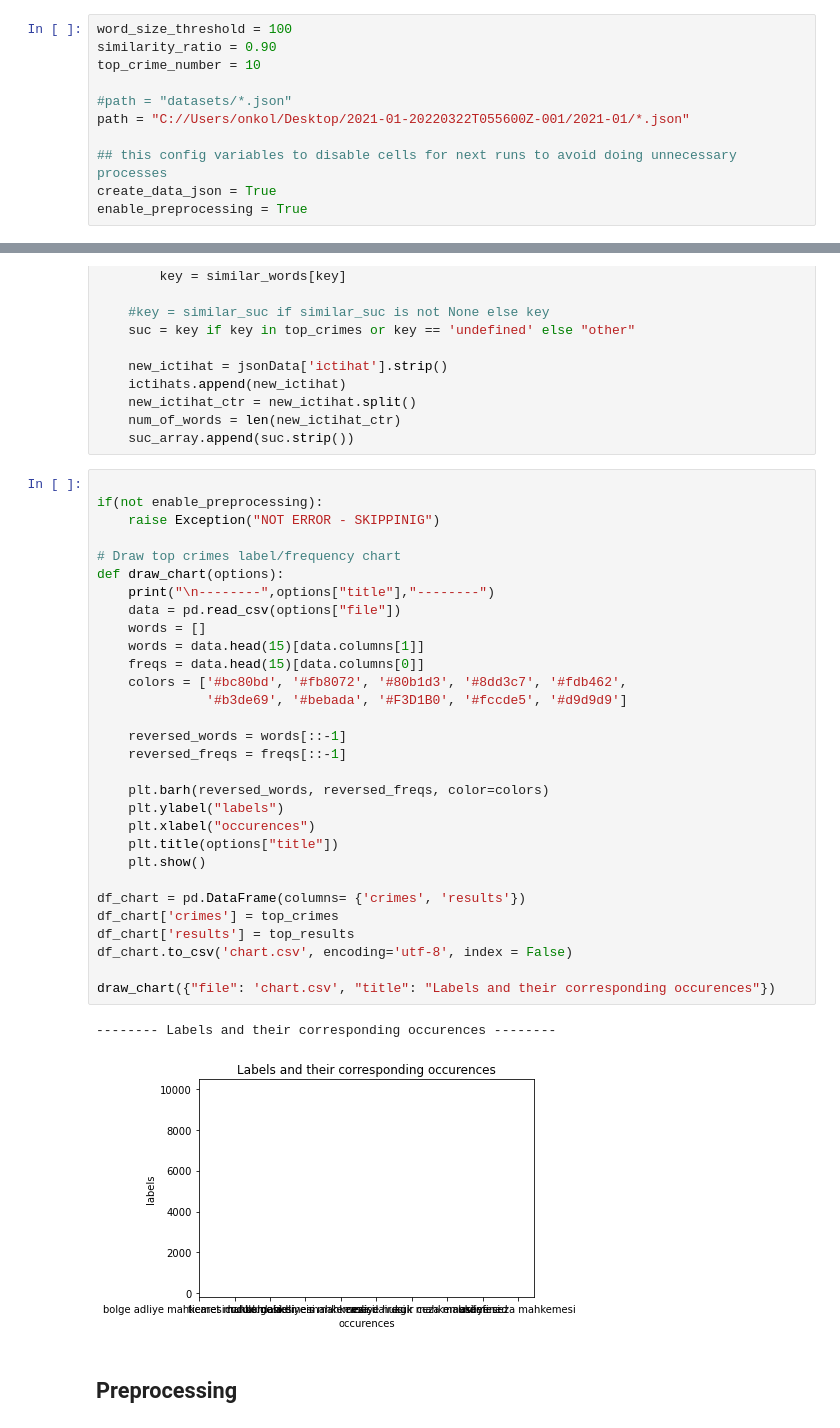
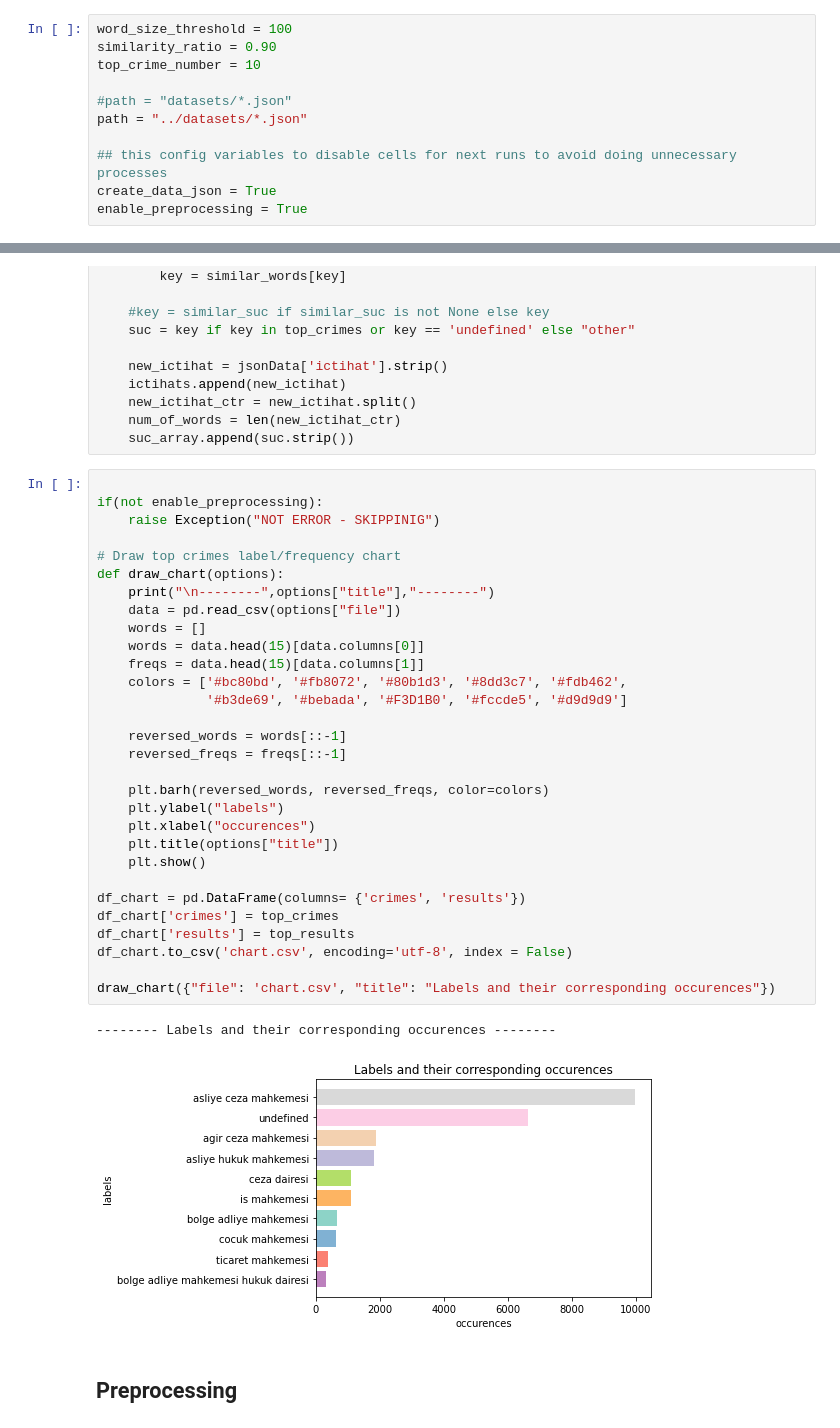
Before and after one commit to anilsenay/CSE4095S22_Grp4, a Jupyter notebook: Delivery 4/svm_lr_mnb_iteration4.ipynb, the cells around one changed output, grey strips where cells are left out. Drawn from its saved outputs; the diff is of its cells as text.

```diff
--- a/Delivery 4/svm_lr_mnb_iteration4.ipynb
+++ b/Delivery 4/svm_lr_mnb_iteration4.ipynb
@@ -28,7 +28,7 @@ similarity_ratio = 0.90
 top_crime_number = 10
 
 #path = "datasets/*.json"
-path = "C://Users/onkol/Desktop/2021-01-20220322T055600Z-001/2021-01/*.json"
+path = "../datasets/*.json"
 
 ## this config variables to disable cells for next runs to avoid doing unnecessary processes
 create_data_json = True
@@ -142,36 +140,36 @@ for jsonData in json_arr:
 # %%
 
 if(not enable_preprocessing):
     raise Exception("NOT ERROR - SKIPPINIG")
 
 # Draw top crimes label/frequency chart
 def draw_chart(options):
     print("\n--------",options["title"],"--------")
     data = pd.read_csv(options["file"])
     words = []
-    words = data.head(15)[data.columns[1]]
-    freqs = data.head(15)[data.columns[0]]
+    words = data.head(15)[data.columns[0]]
+    freqs = data.head(15)[data.columns[1]]
     colors = ['#bc80bd', '#fb8072', '#80b1d3', '#8dd3c7', '#fdb462',
               '#b3de69', '#bebada', '#F3D1B0', '#fccde5', '#d9d9d9']
 
     reversed_words = words[::-1]
     reversed_freqs = freqs[::-1]
 
     plt.barh(reversed_words, reversed_freqs, color=colors)
     plt.ylabel("labels")
     plt.xlabel("occurences")
     plt.title(options["title"])
     plt.show()
 
 df_chart = pd.DataFrame(columns= {'crimes', 'results'})
 df_chart['crimes'] = top_crimes
 df_chart['results'] = top_results
 df_chart.to_csv('chart.csv', encoding='utf-8', index = False)
 
 draw_chart({"file": 'chart.csv', "title": "Labels and their corresponding occurences"})
 # %% [output]
 -------- Labels and their corresponding occurences --------
-[figure, old version]
+[figure, new version]
 # %% [markdown]
 ## Preprocessing
 # %%
```
Also changed, not shown: parts of 2 cells of this notebook, 2 other files.
